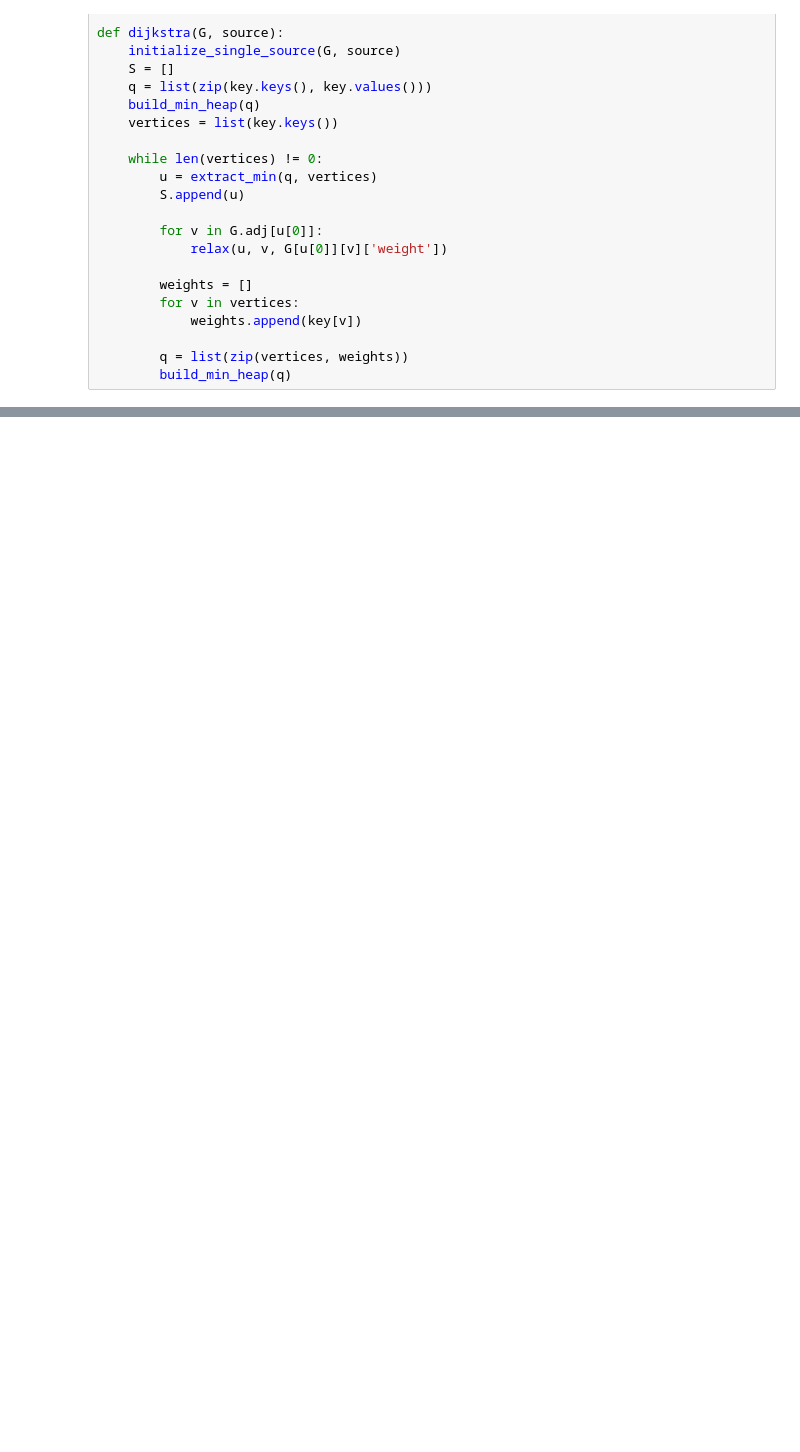
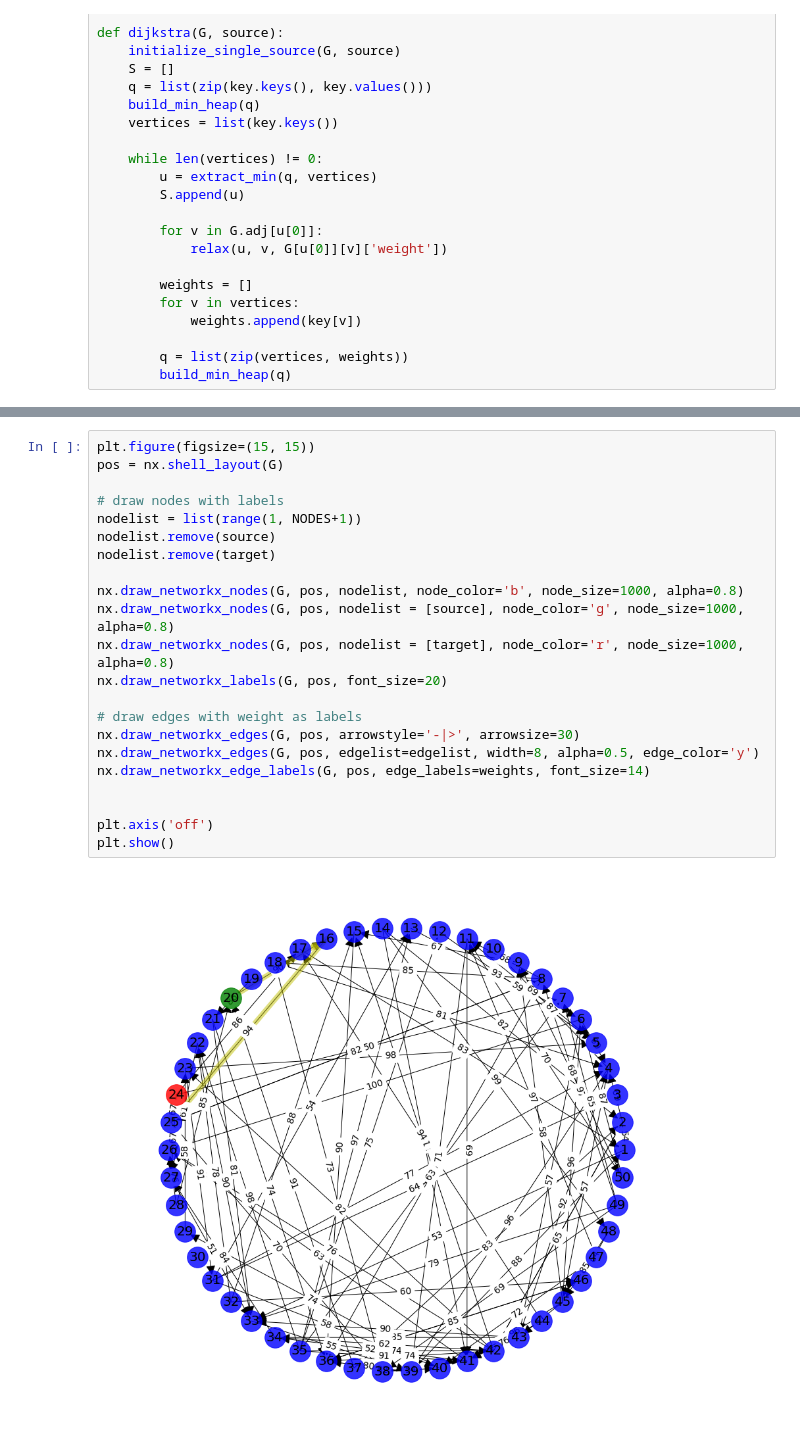
Before and after one commit to ishaanverma/shortest-path, a Jupyter notebook: Dijkstra's Algorithm.ipynb, the cells around one changed output, grey strips where cells are left out. Drawn from its saved outputs; the diff is of its cells as text; blank space fills up the shorter version.

```diff
--- a/Dijkstra's Algorithm.ipynb
+++ b/Dijkstra's Algorithm.ipynb
@@ -154,0 +166,24 @@ Key Set {1: 140, 2: 0, 3: 9223372036854775807, 4: 82, 5: 159}
+# %%
+plt.figure(figsize=(15, 15))
+pos = nx.shell_layout(G)
+
+# draw nodes with labels
+nodelist = list(range(1, NODES+1))
+nodelist.remove(source)
+nodelist.remove(target)
+
+nx.draw_networkx_nodes(G, pos, nodelist, node_color='b', node_size=1000, alpha=0.8)
+nx.draw_networkx_nodes(G, pos, nodelist = [source], node_color='g', node_size=1000, alpha=0.8)
+nx.draw_networkx_nodes(G, pos, nodelist = [target], node_color='r', node_size=1000, alpha=0.8)
+nx.draw_networkx_labels(G, pos, font_size=20)
+
+# draw edges with weight as labels
+nx.draw_networkx_edges(G, pos, arrowstyle='-|>', arrowsize=30)
+nx.draw_networkx_edges(G, pos, edgelist=edgelist, width=8, alpha=0.5, edge_color='y')
+nx.draw_networkx_edge_labels(G, pos, edge_labels=weights, font_size=14)
+
+
+plt.axis('off')
+plt.show()
+# %% [output]
+[figure, added]
```
Also changed, not shown: parts of 5 cells of this notebook.
